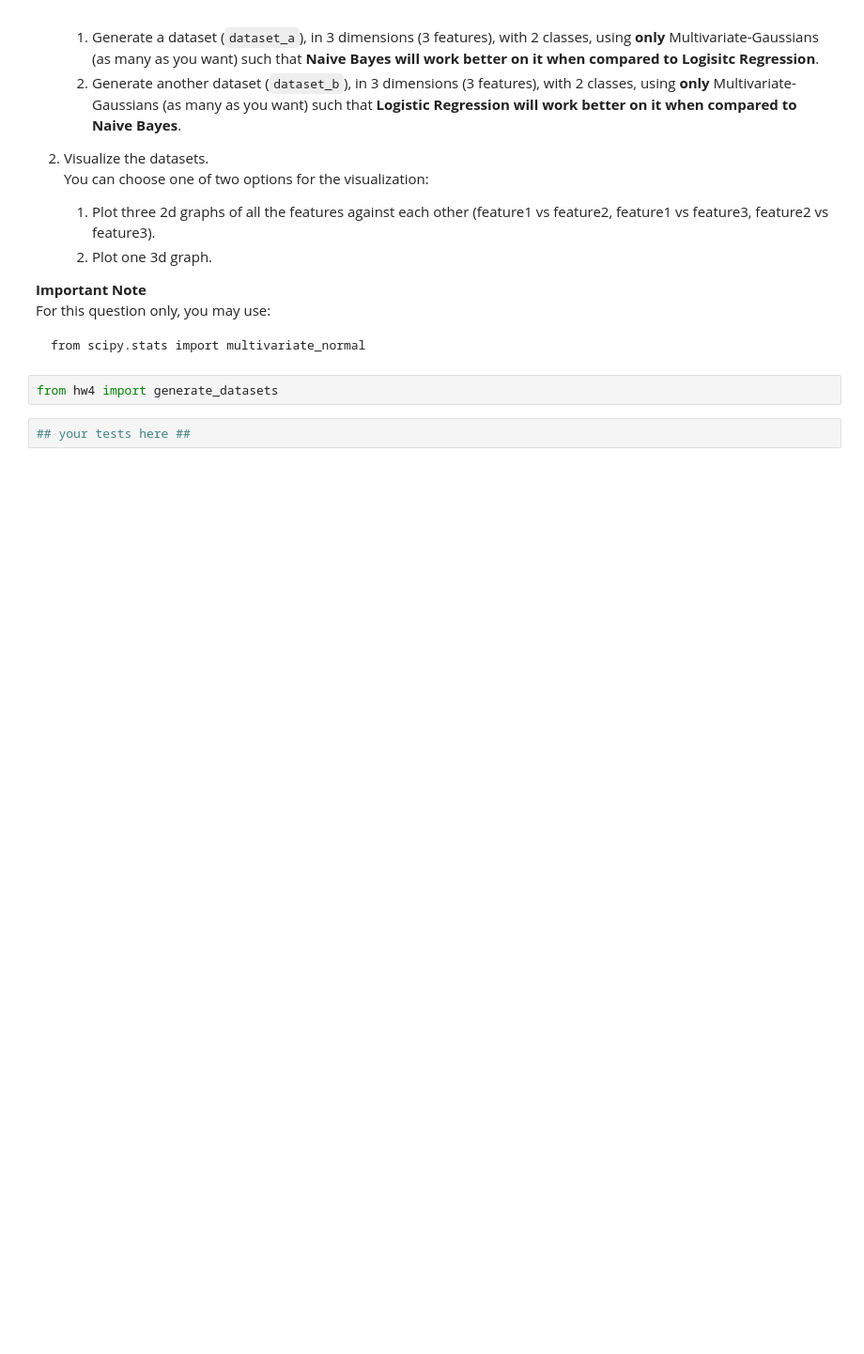
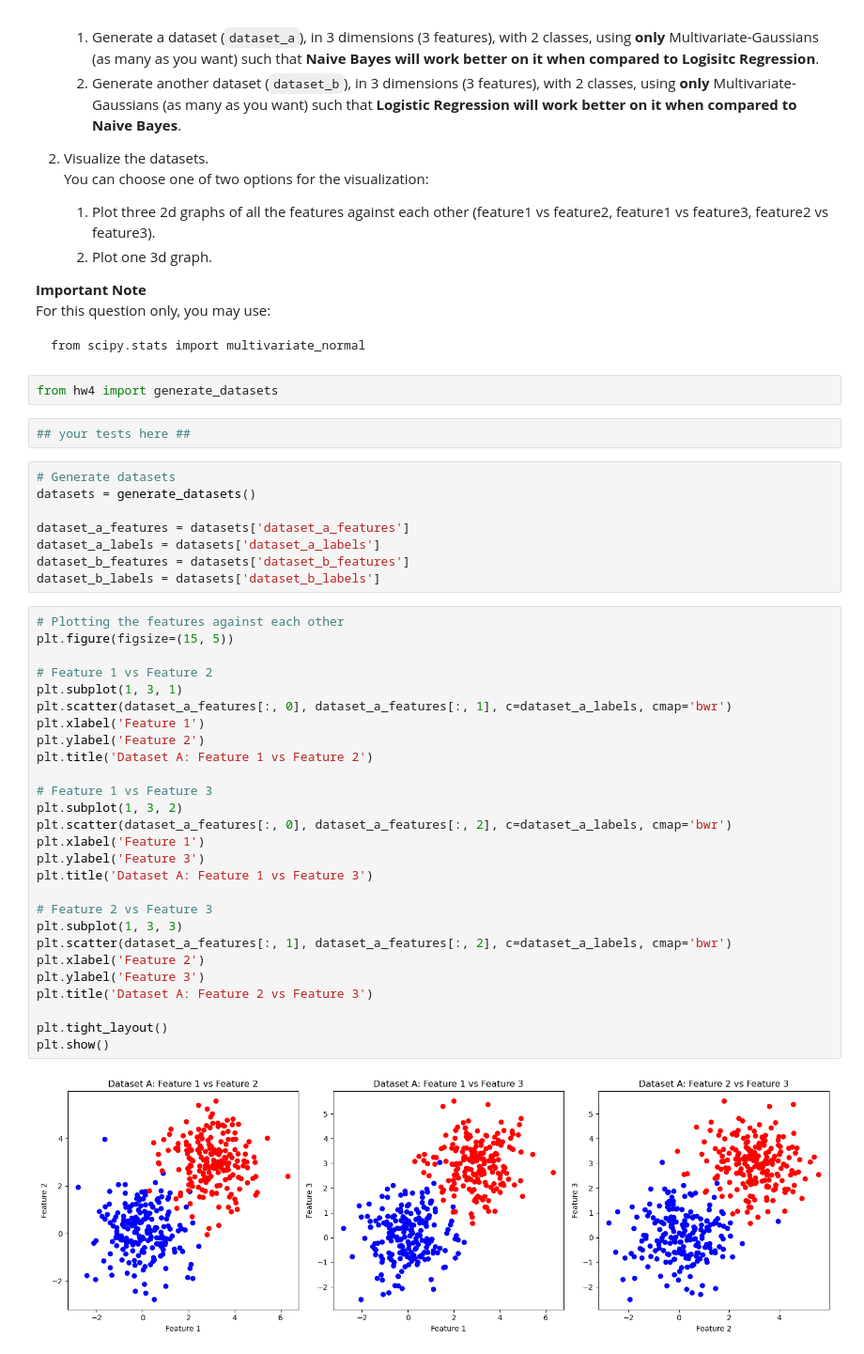
Before and after one commit to ariellefeher/Machine-Learning-New, a Jupyter notebook: HW4/hwa4.ipynb, the cells around one changed output. Shown at 94% size. Drawn from its saved outputs; the diff is of its cells as text; blank space fills up the shorter version.

```diff
--- a/HW4/hwa4.ipynb
+++ b/HW4/hwa4.ipynb
@@ -381,3 +396,40 @@ from scipy.stats import multivariate_normal
 from hw4 import generate_datasets
 # %%
 ## your tests here ##
+# %%
+# Generate datasets
+datasets = generate_datasets()
+
+dataset_a_features = datasets['dataset_a_features']
+dataset_a_labels = datasets['dataset_a_labels']
+dataset_b_features = datasets['dataset_b_features']
+dataset_b_labels = datasets['dataset_b_labels']
+# %%
+# Plotting the features against each other
+plt.figure(figsize=(15, 5))
+
+# Feature 1 vs Feature 2
+plt.subplot(1, 3, 1)
+plt.scatter(dataset_a_features[:, 0], dataset_a_features[:, 1], c=dataset_a_labels, cmap='bwr')
+plt.xlabel('Feature 1')
+plt.ylabel('Feature 2')
+plt.title('Dataset A: Feature 1 vs Feature 2')
+
+# Feature 1 vs Feature 3
+plt.subplot(1, 3, 2)
+plt.scatter(dataset_a_features[:, 0], dataset_a_features[:, 2], c=dataset_a_labels, cmap='bwr')
+plt.xlabel('Feature 1')
+plt.ylabel('Feature 3')
+plt.title('Dataset A: Feature 1 vs Feature 3')
+
+# Feature 2 vs Feature 3
+plt.subplot(1, 3, 3)
+plt.scatter(dataset_a_features[:, 1], dataset_a_features[:, 2], c=dataset_a_labels, cmap='bwr')
+plt.xlabel('Feature 2')
+plt.ylabel('Feature 3')
+plt.title('Dataset A: Feature 2 vs Feature 3')
+
+plt.tight_layout()
+plt.show()
+# %% [output]
+[figure, added]
```
Also changed, not shown: parts of 4 cells of this notebook, 1 other file.
